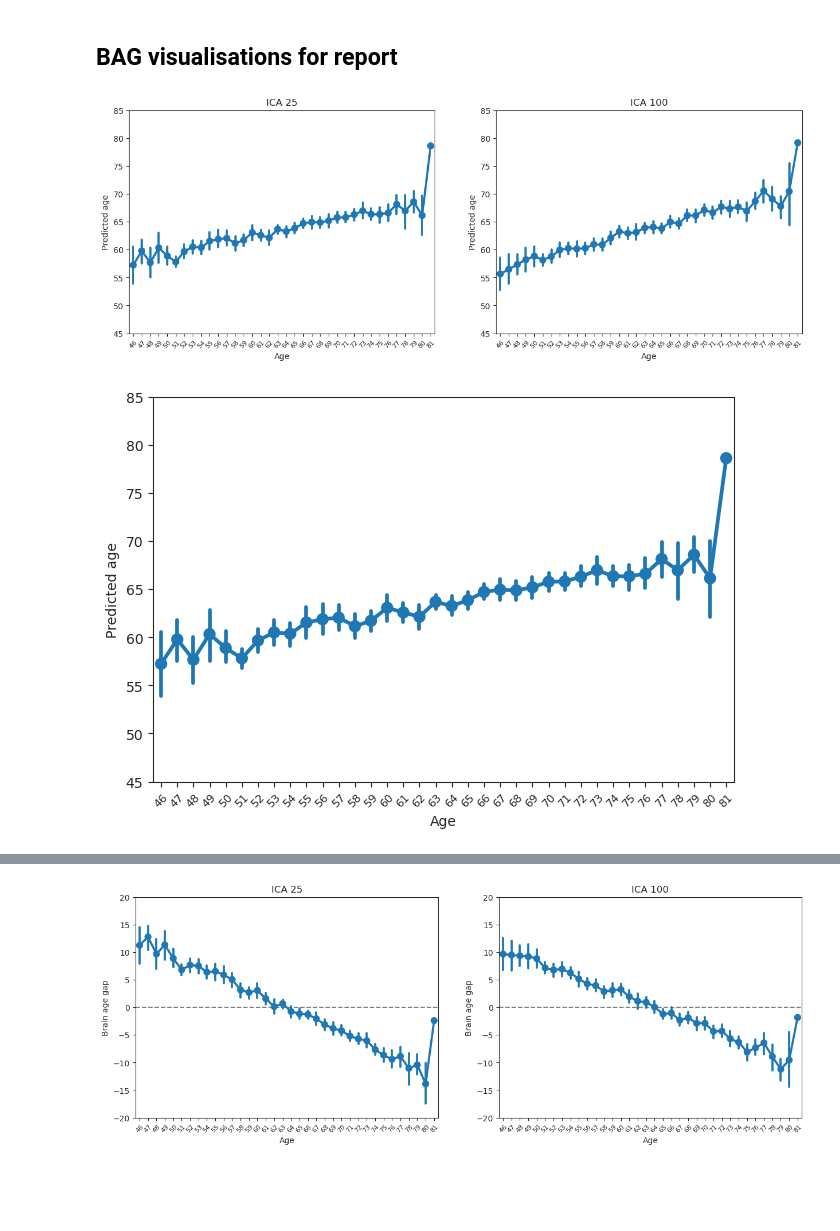
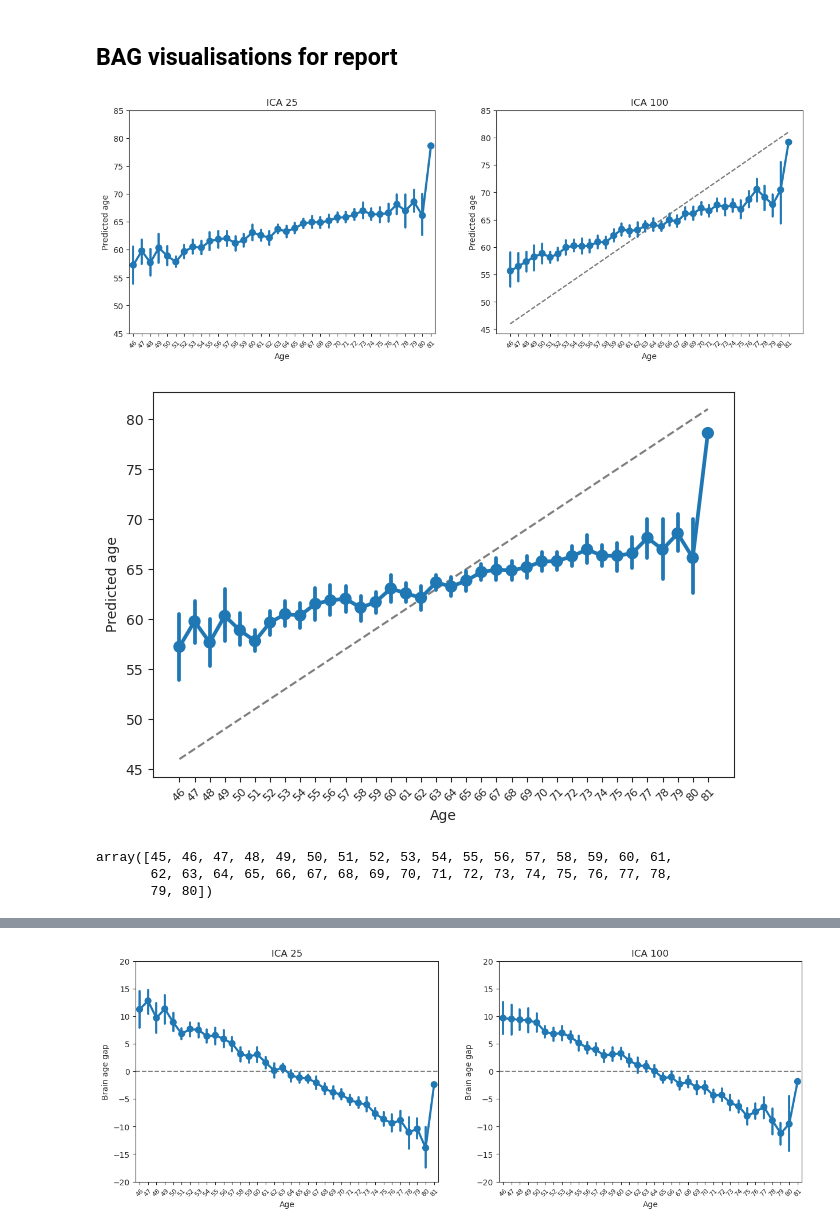
Before and after one commit to laura-riedel/IM, a Jupyter notebook: src/FinalModels/final_models_IM.ipynb, the cells around one changed output, grey strips where cells are left out. Cells and saved outputs as stored; diff of their text form; code cells hidden in the pictures; blank space fills up the shorter version.

Commit message:
Add regression line to age plots

```diff
--- a/src/FinalModels/final_models_IM.ipynb
+++ b/src/FinalModels/final_models_IM.ipynb
@@ -438,7 +458,10 @@ fig, axes = plt.subplots(1,2,figsize=(15, 5))
 # bag plots
 sns.pointplot(data=valtest_overview, x='age', y='predicted_age_ICA25', ax=axes[0])
 sns.pointplot(data=valtest_overview, x='age', y='predicted_age_ICA100', ax=axes[1])
+x = np.arange(0,36)
+y = np.arange(46,82)
 for ax in axes:
+    plt.plot(x,y, color='#7f7f7f', linestyle='--', zorder=0)
     ax.set(ylabel='Predicted age',
            yticks=[45,50,55,60,65,70,75,80,85],
            xlabel='Age'
@@ -446,20 +469,30 @@ for ax in axes:
     ax.tick_params(axis="x", labelsize=8, labelrotation=45)
 axes[0].set(title='ICA 25')
 axes[1].set(title='ICA 100')
-plt.savefig(fig_path+'age_pred_age.pdf', bbox_inches='tight')
+#plt.savefig(fig_path+'age_pred_age.pdf', bbox_inches='tight')
 fig.show()
 # %% [output]
-[figure, old version]
+[figure, new version]
 # %%
 fig, axes = plt.subplots(1,figsize=(7.5, 5))
 # bag plots
 sns.pointplot(data=valtest_overview, x='age', y='predicted_age_ICA25', ax=axes)
 axes.set(ylabel='Predicted age',
        yticks=[45,50,55,60,65,70,75,80,85],
        xlabel='Age'
       )
+x = np.arange(0,36)
+y = np.arange(46,82)
+plt.plot(x,y, color='#7f7f7f', linestyle='--', zorder=0)
 axes.tick_params(axis="x", labelsize=8, labelrotation=45)
-plt.savefig(fig_path+'age_pred_age.pdf', bbox_inches='tight')
+#plt.savefig(fig_path+'age_pred_age_ICA25.pdf', bbox_inches='tight')
 fig.show()
 # %% [output]
-[figure, old version]
+[figure, new version]
+# %%
+x = np.arange(45,81)
+x
+# %% [output]
+array([45, 46, 47, 48, 49, 50, 51, 52, 53, 54, 55, 56, 57, 58, 59, 60, 61,
+       62, 63, 64, 65, 66, 67, 68, 69, 70, 71, 72, 73, 74, 75, 76, 77, 78,
+       79, 80])
```
Also changed, not shown: parts of 7 cells of this notebook, 3 other files.
